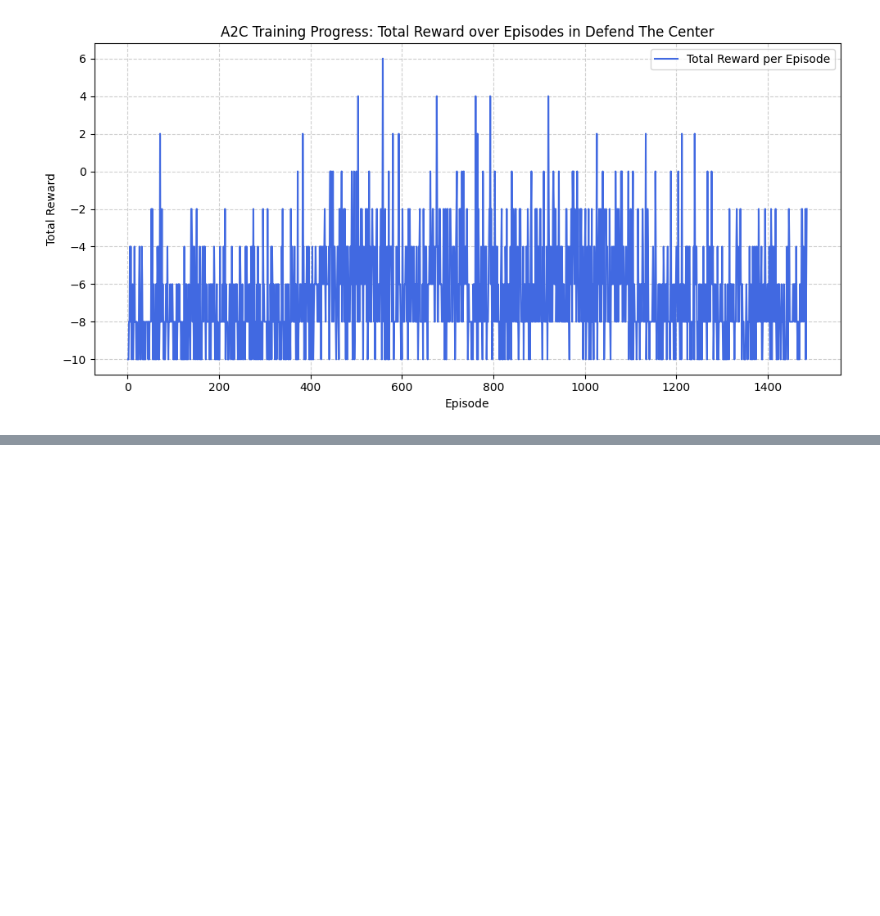
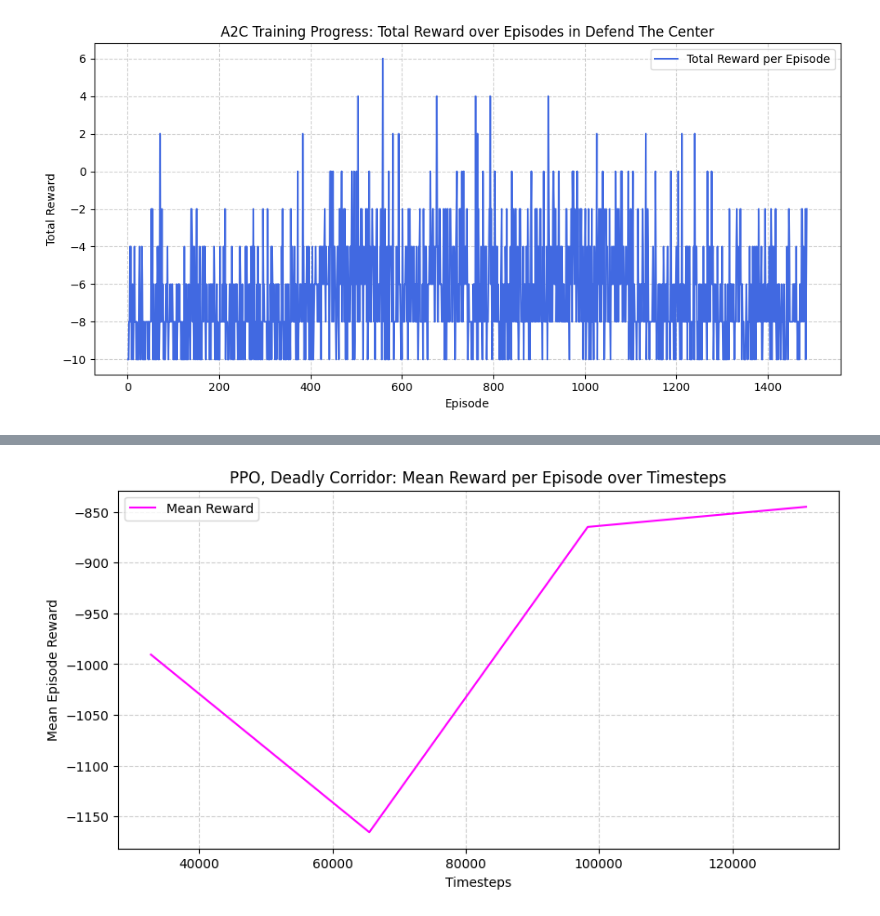
Before and after one commit to ryan-don31/CSCI-4440-Assignment1, a Jupyter notebook: doom/notebooks/doom_analysis.ipynb, the cells around one changed output, grey strips where cells are left out. Saved outputs shown, nothing was run; the diff lists cells and outputs as text; code cells hidden in the pictures; blank space fills up the shorter version.

```diff
--- a/doom/notebooks/doom_analysis.ipynb
+++ b/doom/notebooks/doom_analysis.ipynb
@@ -214,0 +297,17 @@ Available scalar tags: ['rollout/ep_len_mean', 'rollout/ep_rew_mean', 'time/fps'
+# %%
+# Example: plot the reward mean per iteration
+mean_rew = ea.Scalars("rollout/ep_rew_mean")
+
+steps = [s.step for s in mean_rew]
+values = [s.value for s in mean_rew]
+
+plt.figure(figsize=(10, 5))
+plt.plot(steps, values, label="Mean Reward", color="magenta")
+plt.xlabel("Timesteps")
+plt.ylabel("Mean Episode Reward")
+plt.title("PPO, Deadly Corridor: Mean Reward per Episode over Timesteps")
+plt.grid(True, linestyle="--", alpha=0.6)
+plt.legend()
+plt.show()
+# %% [output]
+[figure, added]
```
Also changed, not shown: parts of 11 cells of this notebook, 2 other files.
